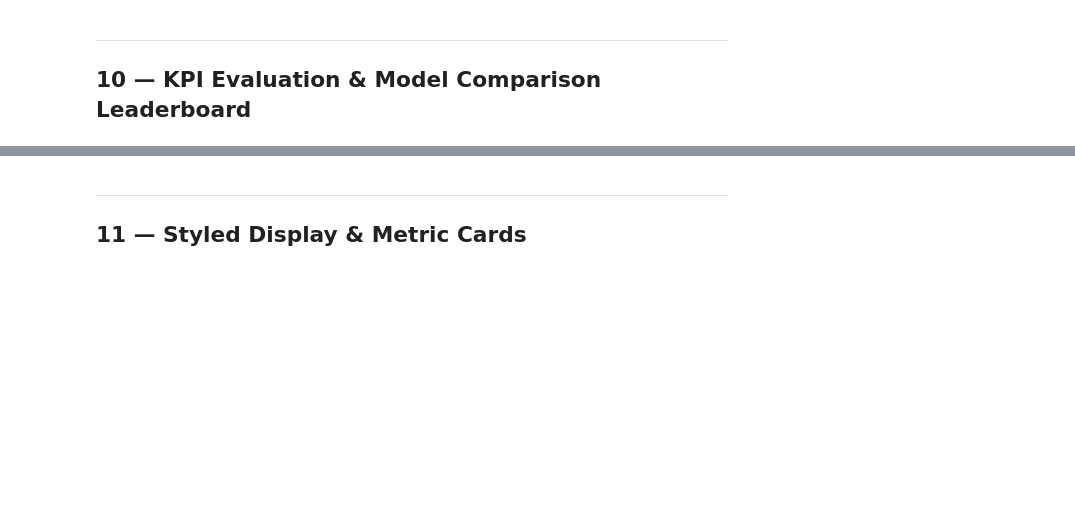
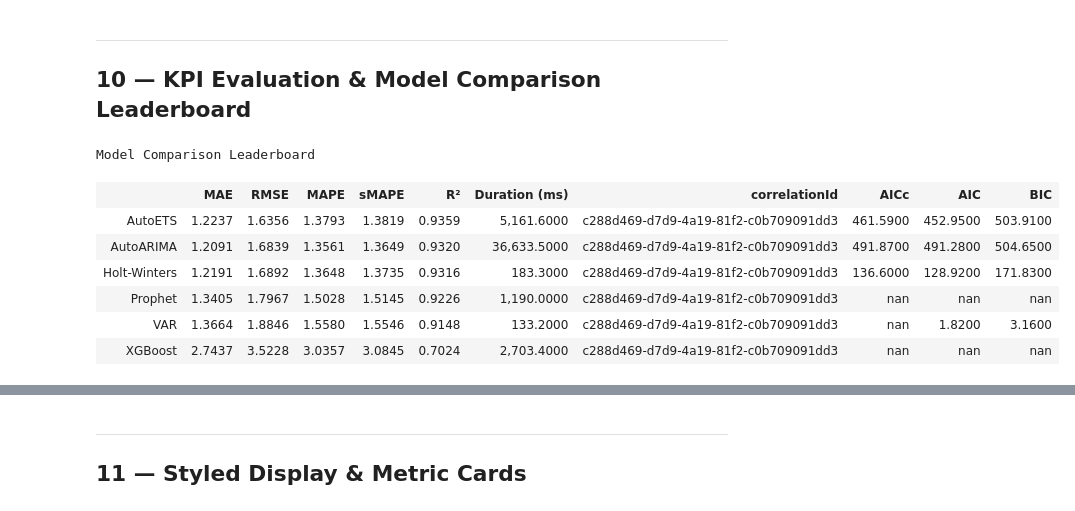
Before and after one commit to karimmorad02-hub/TSAtoolkit, a Jupyter notebook: notebooks/toolkit_demo.ipynb, the cells around one changed output, grey strips where cells are left out. Cells and saved outputs as stored; diff of their text form; code cells hidden in the pictures; blank space fills up the shorter version.

```diff
--- a/notebooks/toolkit_demo.ipynb
+++ b/notebooks/toolkit_demo.ipynb
@@ -440,16 +502,25 @@ plot_forecast(
 # %%
 from aic_ts_suite.evaluation import ModelComparison
 
 cmp = ModelComparison(observed_test=test)
 cmp.add(res_arima)
 cmp.add(res_ets)
 cmp.add(res_hw)
 cmp.add(res_xgb)
 cmp.add(res_prophet)
 cmp.add(res_var)         # VAR forecast (Temperature column)
 
 
-leaderboard = cmp.leaderboard(sort_by='RMSE')leaderboard
+leaderboard = cmp.leaderboard(sort_by='RMSE')
+# %% [output]
+Model Comparison Leaderboard
+|  | MAE | RMSE | MAPE | sMAPE | R² | Duration (ms) | correlationId | AICc | AIC | BIC |
+| AutoETS | 1.2237 | 1.6356 | 1.3793 | 1.3819 | 0.9359 | 5,161.6000 | c288d469-d7d9-4a19-81f2-c0b709091dd3 | 461.5900 | 452.9500 | 503.9100 |
+| AutoARIMA | 1.2091 | 1.6839 | 1.3561 | 1.3649 | 0.9320 | 36,633.5000 | c288d469-d7d9-4a19-81f2-c0b709091dd3 | 491.8700 | 491.2800 | 504.6500 |
+| Holt-Winters | 1.2191 | 1.6892 | 1.3648 | 1.3735 | 0.9316 | 183.3000 | c288d469-d7d9-4a19-81f2-c0b709091dd3 | 136.6000 | 128.9200 | 171.8300 |
+| Prophet | 1.3405 | 1.7967 | 1.5028 | 1.5145 | 0.9226 | 1,190.0000 | c288d469-d7d9-4a19-81f2-c0b709091dd3 | nan | nan | nan |
+| VAR | 1.3664 | 1.8846 | 1.5580 | 1.5546 | 0.9148 | 133.2000 | c288d469-d7d9-4a19-81f2-c0b709091dd3 | nan | 1.8200 | 3.1600 |
+| XGBoost | 2.7437 | 3.5228 | 3.0357 | 3.0845 | 0.7024 | 2,703.4000 | c288d469-d7d9-4a19-81f2-c0b709091dd3 | nan | nan | nan |
 # %%
 # ── Metric delta tracking (improvement vs. baseline) ──
 deltas = cmp.metric_deltas(baseline_model=leaderboard.iloc[0]['Model'])
```
Also changed, not shown: parts of 19 cells of this notebook.
